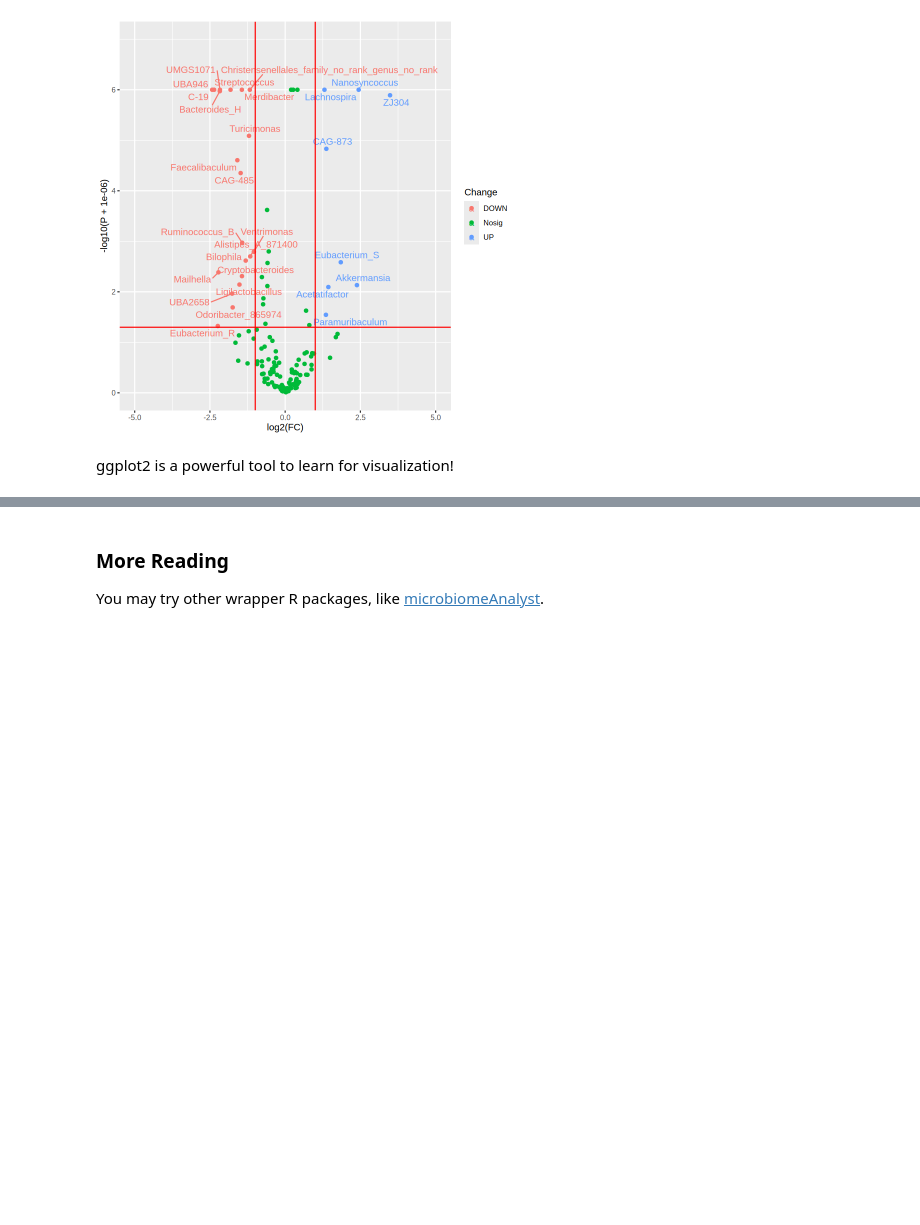
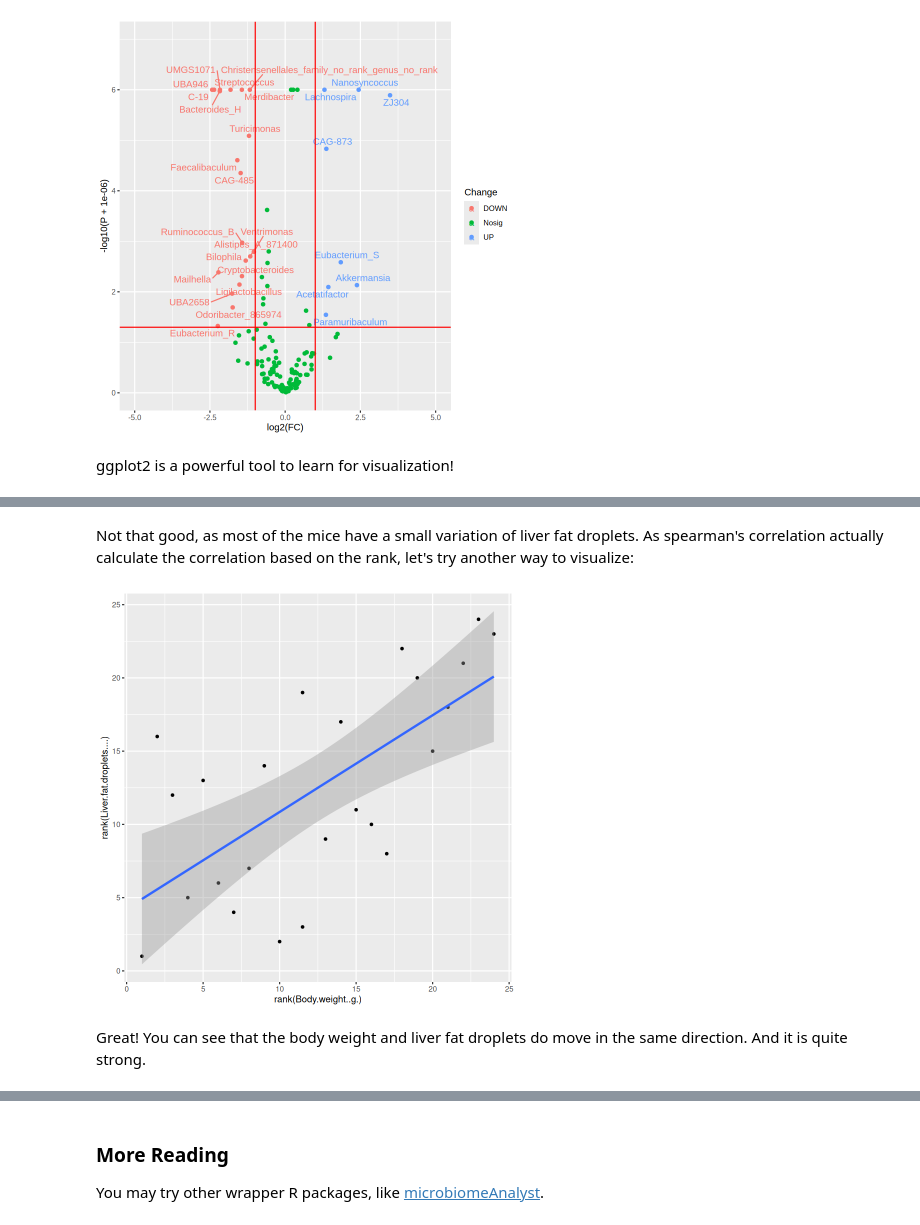
Before and after one commit to nedchen2/DecodingMicrobiota, a Jupyter notebook: content/03-Micro-Decode.ipynb, the cells around one changed output, grey strips where cells are left out. Saved outputs shown, nothing was run; the diff lists cells and outputs as text; code cells hidden in the pictures; blank space fills up the shorter version.

Commit message:
2025.03.13; Add correlation analysis

```diff
--- a/content/03-Micro-Decode.ipynb
+++ b/content/03-Micro-Decode.ipynb
@@ -974,0 +1120,14 @@ ggplot2 is a powerful tool to learn for visualization!
+# %% [markdown]
+Not that good, as most of the mice have a small variation of liver fat droplets. As spearman's correlation actually calculate the correlation based on the rank, let's try another way to visualize:
+# %%
+library(ggplot2)
+# draw
+ggplot(data_for_plot, aes(x = rank(Body.weight..g.), y = rank(Liver.fat.droplets.... )) ) + # set the base
+  geom_point(size = 1) +  # add  point
+  stat_smooth(method = "lm",
+              formula = y ~ x,
+              geom = "smooth")
+# %% [output]
+[figure, added]
+# %% [markdown]
+Great! You can see that the body weight and liver fat droplets do move in the same direction. And it is quite strong.
```
Also changed, not shown: parts of 16 cells of this notebook, 11 other files.
